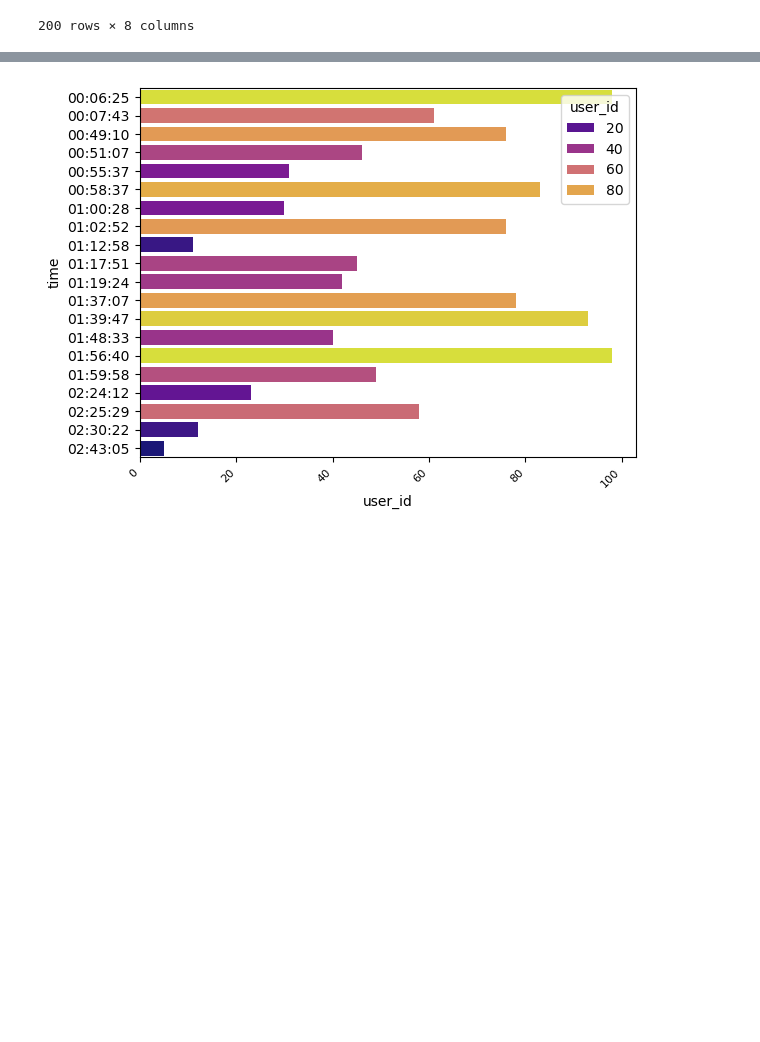
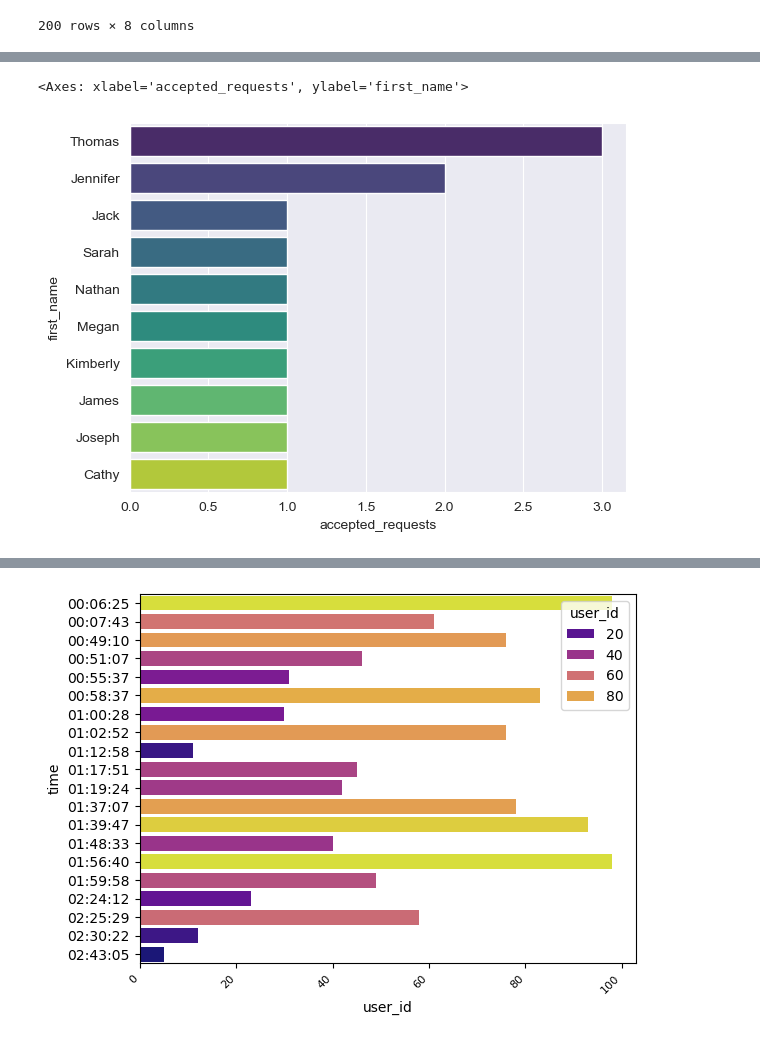
Before and after one commit to AlisonCG1/Project-datacopy, a Jupyter notebook: exploratory.ipynb, the cells around one changed output, grey strips where cells are left out. Drawn from its saved outputs; the diff is of its cells as text; code cells hidden in the pictures; blank space fills up the shorter version.

```diff
--- a/exploratory.ipynb
+++ b/exploratory.ipynb
@@ -109,0 +114,4 @@ plt.show()
+# %%
+query = "SELECT fr.receiver_id AS receiver, u.first_name, COUNT(fr.id) AS accepted_requests FROM FriendRequest fr JOIN user u ON fr.receiver_id = u.id WHERE fr.status = 'accepted' GROUP BY fr.receiver_id, u.first_name ORDER BY accepted_requests DESC LIMIT 10;"
+receiver_id = pd.read_sql(query, conn)
+receiver_id
@@ -110 +130,6 @@ plt.show()
+# %%
+sns.barplot(receiver_id, x="accepted_requests", y="first_name", hue="first_name", legend=False, palette = "viridis")
+# %% [output]
+<Axes: xlabel='accepted_requests', ylabel='first_name'>
+[figure, added]
 # %%
```
Also changed, not shown: parts of 10 cells of this notebook.
